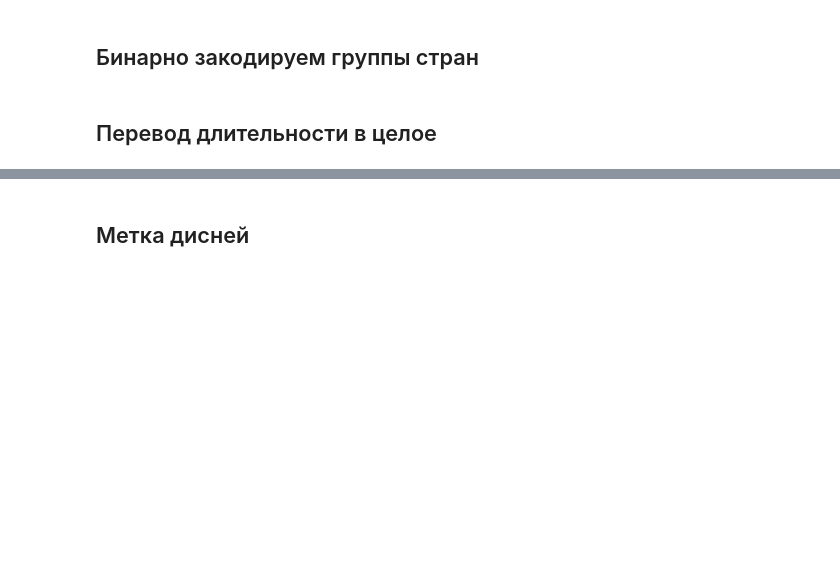
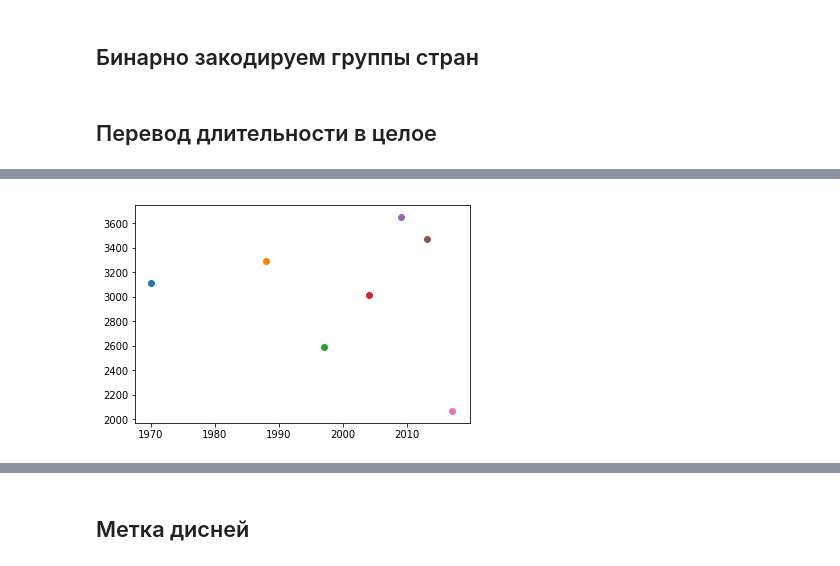
Before and after one commit to kandrewkov/Movie-Recommendations, a Jupyter notebook: preproc_data.ipynb, the cells around one changed output, grey strips where cells are left out. Drawn from its saved outputs; the diff is of its cells as text; code cells hidden in the pictures; blank space fills up the shorter version.

```diff
--- a/preproc_data.ipynb
+++ b/preproc_data.ipynb
@@ -266,0 +307,11 @@ movies['movie_duration'] = movies['movie_duration'].fillna(100)
+# %%
+last_year = 1905
+for year in [1970, 1988, 1997, 2004, 2009, 2013, 2017]:
+    movies[str(last_year)+'-'+str(year)] = np.zeros(len(movies))
+    for cur_year in range(last_year, year+1):
+        movies.loc[movies['movie_year']==cur_year, str(last_year)+'-'+str(year)] = 1
+    x = len(movies[movies['movie_year'] < year]) - len(movies[movies['movie_year'] < last_year])
+    last_year = year
+    plt.scatter(year, x)
+# %% [output]
+[figure, added]
```
Also changed, not shown: parts of 23 cells of this notebook, 4 other files.
